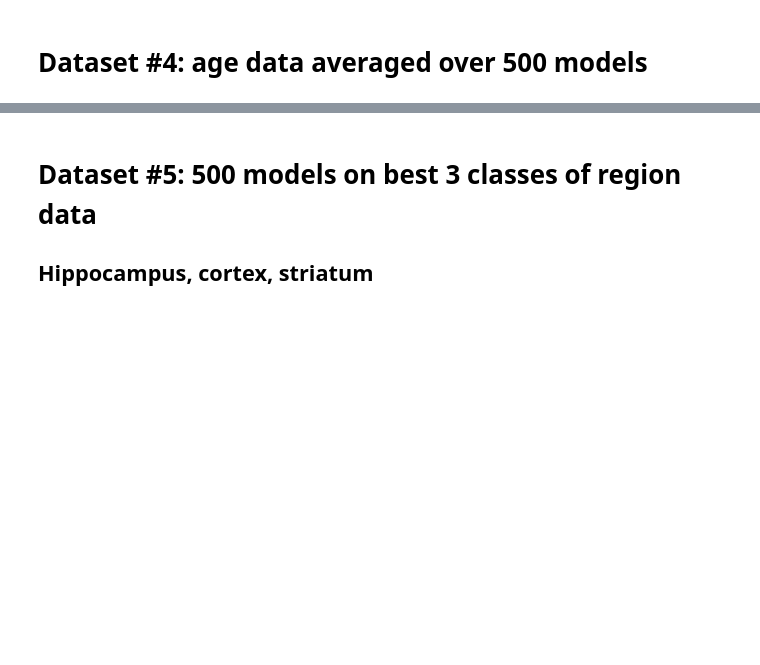
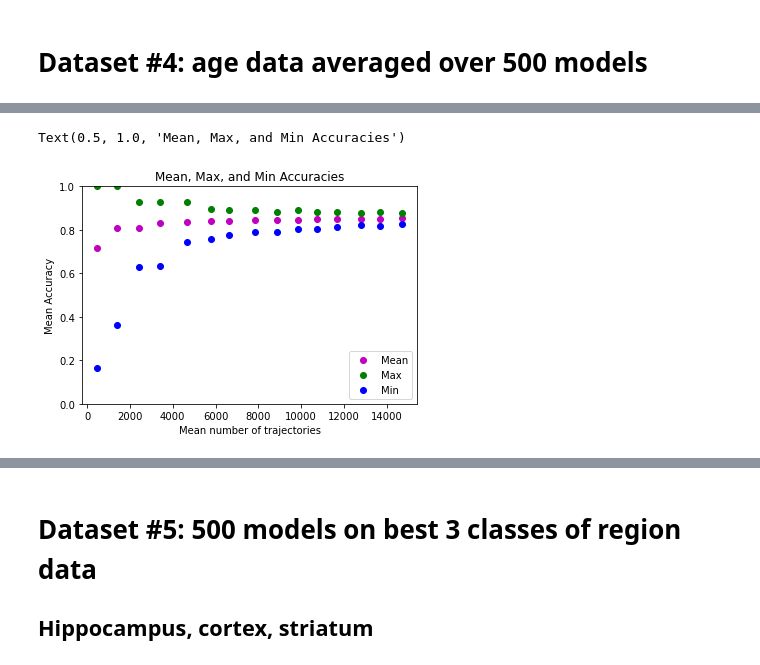
Before and after one commit to Nance-Lab/diff_predictor, a Jupyter notebook: notebooks/age_traj_count_analysis.ipynb, the cells around one changed output, grey strips where cells are left out. Saved outputs shown, nothing was run; the diff lists cells and outputs as text; code cells hidden in the pictures; blank space fills up the shorter version.

```diff
--- a/notebooks/age_traj_count_analysis.ipynb
+++ b/notebooks/age_traj_count_analysis.ipynb
@@ -243,3 +275,16 @@ plt.title('Mean accuracy across 500 models')
+# %%
+fig, ax = plt.subplots()
+plt.scatter(x=age_500model_dc['mean_traj_count'], y=age_500model_dc['mean_acc'], c='m', label='Mean')
+plt.scatter(age_500model_dc['mean_traj_count'], age_500model_dc['max_acc'], c='g', label='Max')
+plt.scatter(age_500model_dc['mean_traj_count'], age_500model_dc['min_acc'], c='b', label='Min')
+plt.ylim([0,1])
+plt.legend(loc=4)
+plt.xlabel('Mean number of trajectories')
+plt.ylabel('Mean Accuracy')
+plt.title('Mean, Max, and Min Accuracies')
+# %% [output]
+Text(0.5, 1.0, 'Mean, Max, and Min Accuracies')
+[figure, added]
 # %%
 fig, ax = plt.subplots(figsize=(10,6))
 for i in range(len(age_500model_dc['mean_acc'])):
```
Also changed, not shown: parts of 33 cells of this notebook, 4 other files.
